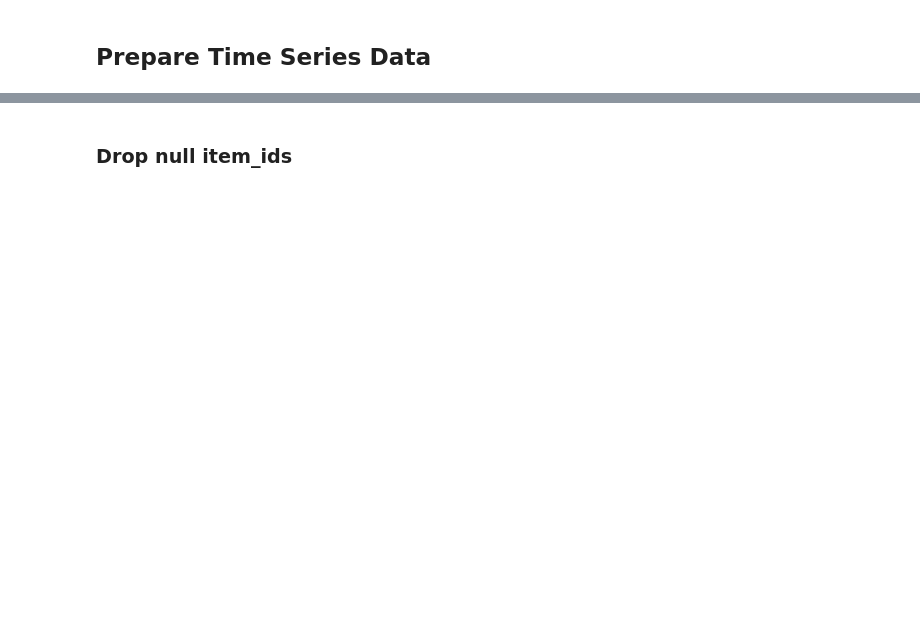
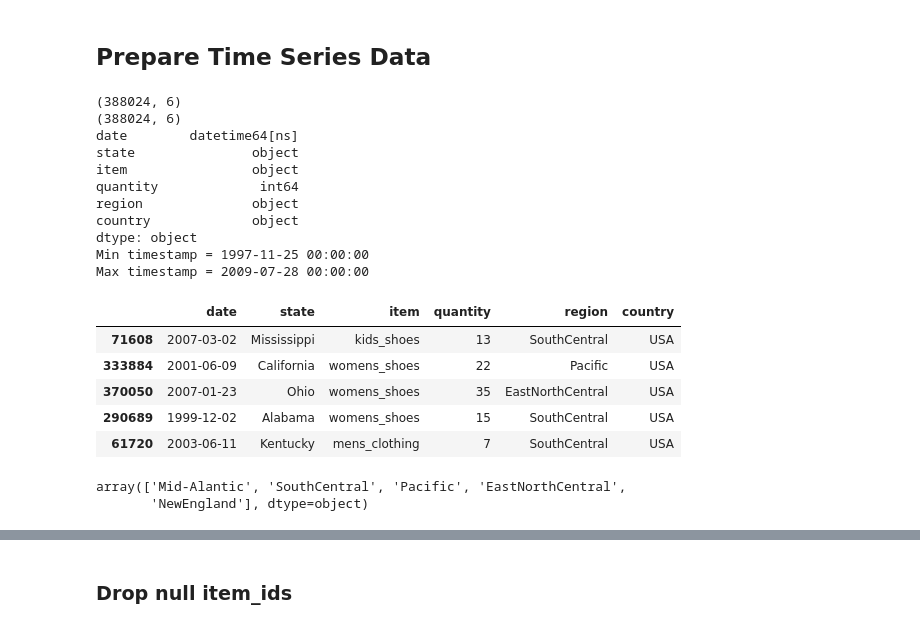
Before and after one commit to aws-samples/amazon-sagemaker-hierarchical-forecasting, a Jupyter notebook: hierarchical-forecasting-retail.ipynb, the cells around one changed output, grey strips where cells are left out. Saved outputs shown, nothing was run; the diff lists cells and outputs as text; code cells hidden in the pictures; blank space fills up the shorter version.

```diff
--- a/hierarchical-forecasting-retail.ipynb
+++ b/hierarchical-forecasting-retail.ipynb
@@ -83,21 +151,39 @@ bucket
 ## Prepare Time Series Data
 # %%
 ## Read cleaned, joined, featurized data.
-df_raw = pd.read_csv("retail-usa.csv"
+df_raw = pd.read_csv("retail-usa-clothing.csv"
                           , parse_dates=True
                           , header=0
                           , names=['date', 'state'
                                    , 'item', 'quantity', 'region'
                                    , 'country']
                     )
 df_raw['quantity'] = df_raw['quantity'].astype(int)
 # drop duplicates
 print(df_raw.shape)
 df_raw.drop_duplicates(inplace=True)
 
 df_raw['date'] = pd.to_datetime(df_raw["date"])
 print(df_raw.shape)
 print(df_raw.dtypes)
 print(f"Min timestamp = {df_raw.date.min()}")
 print(f"Max timestamp = {df_raw.date.max()}")
 df_raw.sample(5)
+# %% [output]
+(388024, 6)
+(388024, 6)
+date        datetime64[ns]
+state               object
+item                object
+quantity             int64
+region              object
+country             object
+dtype: object
+Min timestamp = 1997-11-25 00:00:00
+Max timestamp = 2009-07-28 00:00:00
+|  | date | state | item | quantity | region | country |
+| 71608 | 2007-03-02 | Mississippi | kids_shoes | 13 | SouthCentral | USA |
+| 333884 | 2001-06-09 | California | womens_shoes | 22 | Pacific | USA |
+| 370050 | 2007-01-23 | Ohio | womens_shoes | 35 | EastNorthCentral | USA |
+| 290689 | 1999-12-02 | Alabama | womens_shoes | 15 | SouthCentral | USA |
+| 61720 | 2003-06-11 | Kentucky | mens_clothing | 7 | SouthCentral | USA |
@@ -106,4 +190,7 @@ df_raw.state.unique()
 # %%
 df_raw.region.unique()
+# %% [output]
+array(['Mid-Alantic', 'SouthCentral', 'Pacific', 'EastNorthCentral',
+       'NewEngland'], dtype=object)
 # %%
 df_raw.head()
```
Also changed, not shown: parts of 51 cells of this notebook, 4 other files.
